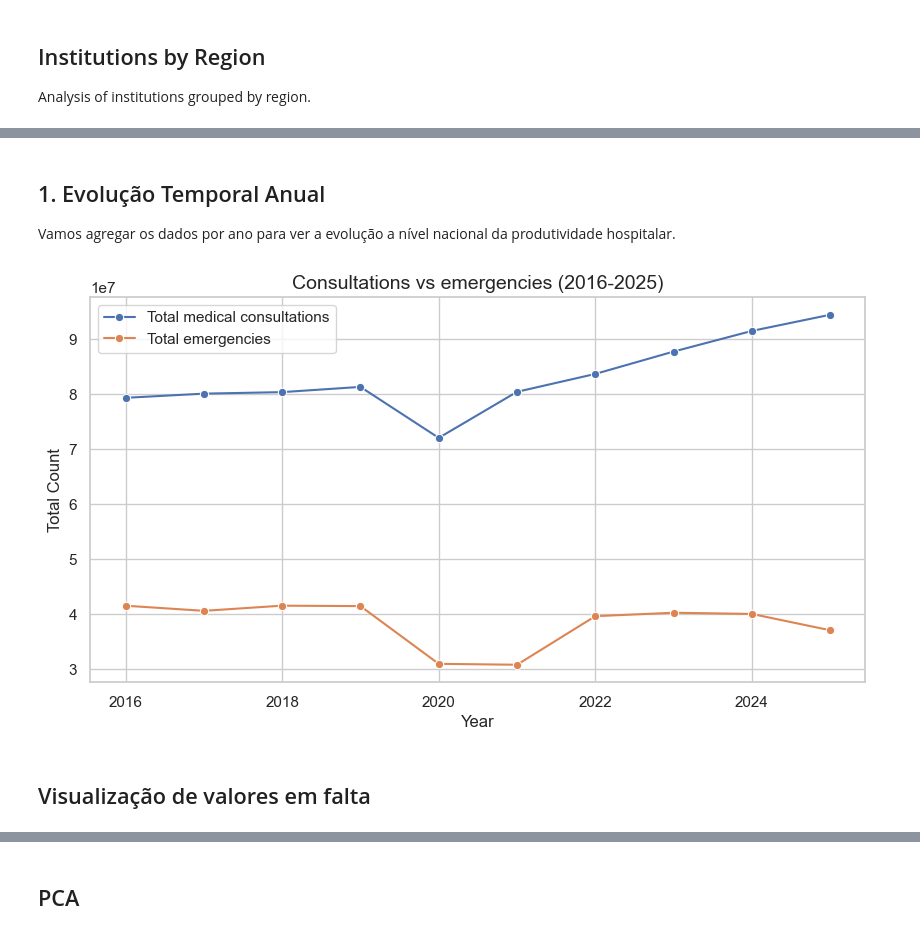
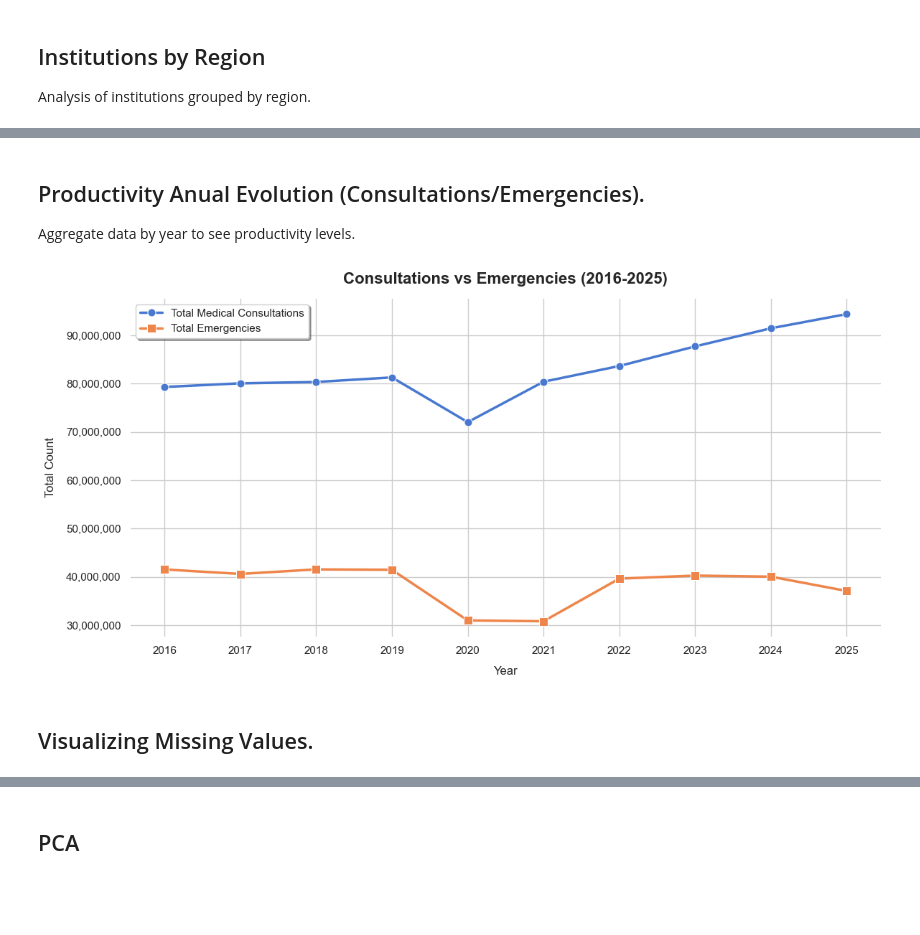
Before and after one commit to claudio3472/SNSDashboard, a Jupyter notebook: notebooks/master_analysis.ipynb, the cells around one changed output, grey strips where cells are left out. Cells and saved outputs as stored; diff of their text form; code cells hidden in the pictures; blank space fills up the shorter version.

```diff
--- a/notebooks/master_analysis.ipynb
+++ b/notebooks/master_analysis.ipynb
@@ -4,8 +4,9 @@ Este notebook foca-se na análise detalhada do ficheiro `master_dataset.csv`, cr
 # %%
 import os
 import pandas as pd
+import numpy as np
 import matplotlib.pyplot as plt
 import seaborn as sns
 
-sns.set_theme(style="whitegrid")
+sns.set_theme(style="whitegrid", palette="muted")
 plt.rcParams['figure.figsize'] = (12, 6)
@@ -236,27 +229,42 @@ else:
 - Instituto para os Comportamentos Aditivos e as Dependências, I. P.
 - Secretaria-Geral do Ministério da Saúde
 - Serviços Partilhados do Ministério da Saúde, E.P.E.
-# %% [markdown]
-## 1. Evolução Temporal Anual
-Vamos agregar os dados por ano para ver a evolução a nível nacional da produtividade hospitalar.
+# %% [markdown]
+## Productivity Anual Evolution (Consultations/Emergencies).
+Aggregate data by year to see productivity levels.
 # %%
-anual_evolution = df.groupby('ano').sum(numeric_only=True).reset_index()
+from matplotlib.ticker import FuncFormatter
 
-plt.figure(figsize=(10, 5))
 if 'no_de_consultas_medicas_total' in anual_evolution.columns:
-    sns.lineplot(data=anual_evolution, x='ano', y='no_de_consultas_medicas_total', marker='o', label='Total medical consultations')
+    sns.lineplot(
+        data=anual_evolution, x='ano', y='no_de_consultas_medicas_total',
+        marker='o', markersize=8, linewidth=2.5, label='Total Medical Consultations'
+    )
 if 'total_urgencias' in anual_evolution.columns:
-    sns.lineplot(data=anual_evolution, x='ano', y='total_urgencias', marker='o', label='Total emergencies')
+    sns.lineplot(
+        data=anual_evolution, x='ano', y='total_urgencias',
+        marker='s', markersize=8, linewidth=2.5, label='Total Emergencies'
+    )
 
-plt.title('Consultations vs emergencies (2016-2025)', fontsize=14)
-plt.ylabel('Total Count')
-plt.xlabel('Year')
-plt.legend()
+plt.title('Consultations vs Emergencies (2016-2025)', fontsize=16, fontweight='bold', pad=15)
+plt.ylabel('Total Count', fontsize=12, labelpad=10)
+plt.xlabel('Year', fontsize=12, labelpad=10)
+
+# Format Y-axis to include thousands separators
+plt.gca().yaxis.set_major_formatter(FuncFormatter(lambda x, p: format(int(x), ',')))
+
+# Force X-axis to only show the exact integer years present in the dataset
+plt.xticks(anual_evolution['ano'].astype(int))
+
+plt.legend(title='', fontsize=11, frameon=True, shadow=True)
+sns.despine(left=True, bottom=True) # Removes outer borders for a cleaner look
+
+plt.tight_layout()
 plt.show()
 # %% [output]
-[figure, old version]
+[figure, new version]
-# %% [markdown]
-## Visualização de valores em falta
+# %% [markdown]
+## Visualizing Missing Values.
 # %%
 import missingno as msno
 
```
Also changed, not shown: parts of 23 cells of this notebook, 4 other files.
